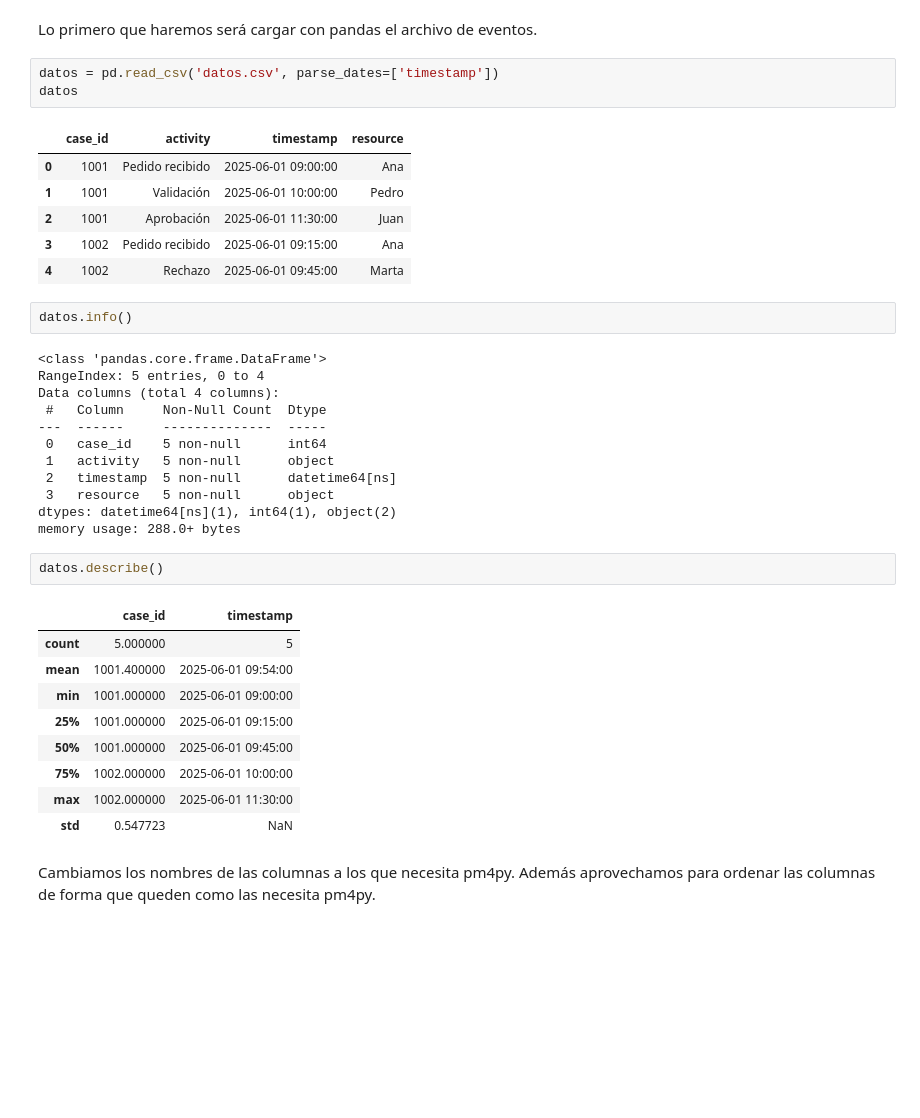
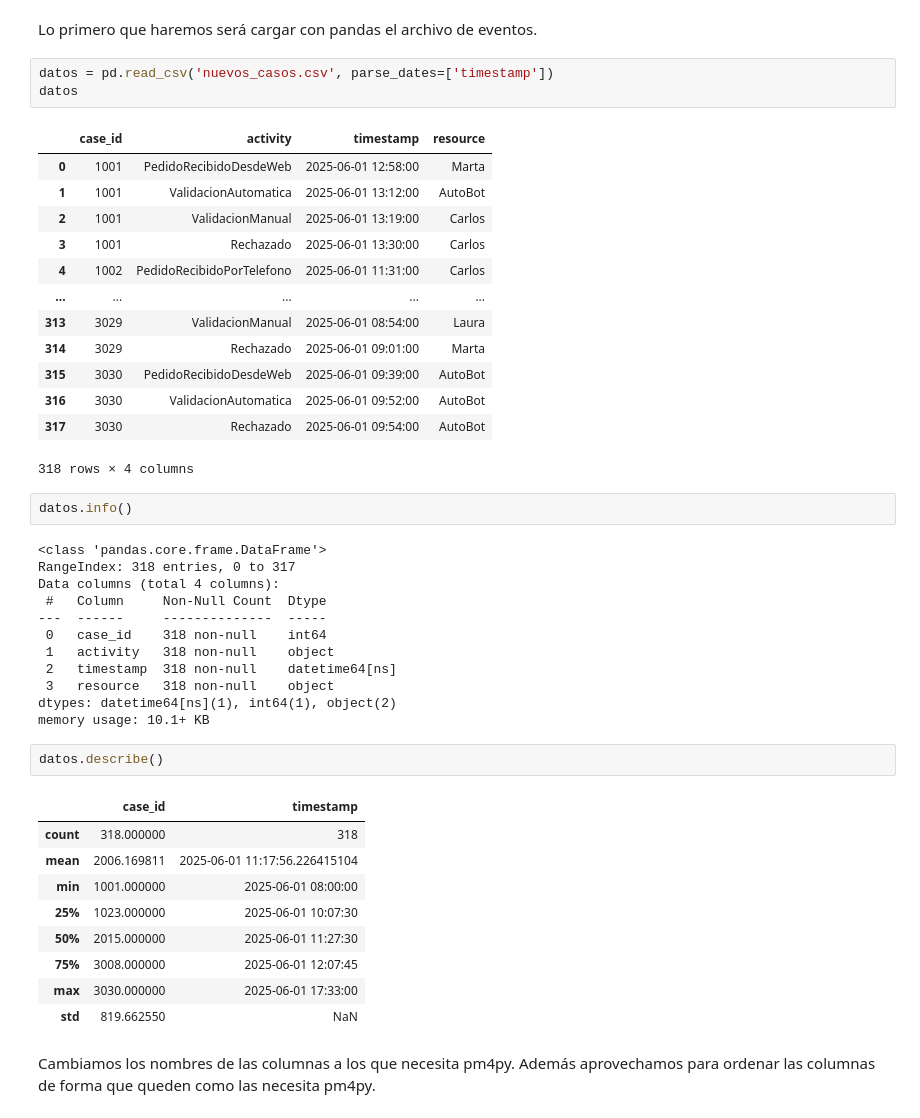
Before and after one commit to IvanciniGT/fornacionProcessMining, a Jupyter notebook: proyecto/cuaderno.ipynb, the cells around one changed output. Drawn from its saved outputs; the diff is of its cells as text; blank space fills up the shorter version.

```diff
--- a/proyecto/cuaderno.ipynb
+++ b/proyecto/cuaderno.ipynb
@@ -34,41 +34,48 @@ from pm4py.statistics.traces.generic.log import case_statistics
 # %% [markdown]
 Lo primero que haremos será cargar con pandas el archivo de eventos.
 # %%
-datos = pd.read_csv('datos.csv', parse_dates=['timestamp'])
+datos = pd.read_csv('nuevos_casos.csv', parse_dates=['timestamp'])
 datos
 # %% [output]
 |  | case_id | activity | timestamp | resource |
-| 0 | 1001 | Pedido recibido | 2025-06-01 09:00:00 | Ana |
-| 1 | 1001 | Validación | 2025-06-01 10:00:00 | Pedro |
-| 2 | 1001 | Aprobación | 2025-06-01 11:30:00 | Juan |
-| 3 | 1002 | Pedido recibido | 2025-06-01 09:15:00 | Ana |
-| 4 | 1002 | Rechazo | 2025-06-01 09:45:00 | Marta |
+| 0 | 1001 | PedidoRecibidoDesdeWeb | 2025-06-01 12:58:00 | Marta |
+| 1 | 1001 | ValidacionAutomatica | 2025-06-01 13:12:00 | AutoBot |
+| 2 | 1001 | ValidacionManual | 2025-06-01 13:19:00 | Carlos |
+| 3 | 1001 | Rechazado | 2025-06-01 13:30:00 | Carlos |
+| 4 | 1002 | PedidoRecibidoPorTelefono | 2025-06-01 11:31:00 | Carlos |
+| ... | ... | ... | ... | ... |
+| 313 | 3029 | ValidacionManual | 2025-06-01 08:54:00 | Laura |
+| 314 | 3029 | Rechazado | 2025-06-01 09:01:00 | Marta |
+| 315 | 3030 | PedidoRecibidoDesdeWeb | 2025-06-01 09:39:00 | AutoBot |
+| 316 | 3030 | ValidacionAutomatica | 2025-06-01 09:52:00 | AutoBot |
+| 317 | 3030 | Rechazado | 2025-06-01 09:54:00 | AutoBot |
+318 rows × 4 columns
 # %%
 datos.info()
 # %% [output]
 <class 'pandas.core.frame.DataFrame'>
-RangeIndex: 5 entries, 0 to 4
+RangeIndex: 318 entries, 0 to 317
 Data columns (total 4 columns):
  #   Column     Non-Null Count  Dtype
 ---  ------     --------------  -----
- 0   case_id    5 non-null      int64
- 1   activity   5 non-null      object
- 2   timestamp  5 non-null      datetime64[ns]
- 3   resource   5 non-null      object
+ 0   case_id    318 non-null    int64
+ 1   activity   318 non-null    object
+ 2   timestamp  318 non-null    datetime64[ns]
+ 3   resource   318 non-null    object
 dtypes: datetime64[ns](1), int64(1), object(2)
-memory usage: 288.0+ bytes
+memory usage: 10.1+ KB
 # %%
 datos.describe()
 # %% [output]
 |  | case_id | timestamp |
-| count | 5.000000 | 5 |
-| mean | 1001.400000 | 2025-06-01 09:54:00 |
-| min | 1001.000000 | 2025-06-01 09:00:00 |
-| 25% | 1001.000000 | 2025-06-01 09:15:00 |
-| 50% | 1001.000000 | 2025-06-01 09:45:00 |
-| 75% | 1002.000000 | 2025-06-01 10:00:00 |
-| max | 1002.000000 | 2025-06-01 11:30:00 |
-| std | 0.547723 | NaN |
+| count | 318.000000 | 318 |
+| mean | 2006.169811 | 2025-06-01 11:17:56.226415104 |
+| min | 1001.000000 | 2025-06-01 08:00:00 |
+| 25% | 1023.000000 | 2025-06-01 10:07:30 |
+| 50% | 2015.000000 | 2025-06-01 11:27:30 |
+| 75% | 3008.000000 | 2025-06-01 12:07:45 |
+| max | 3030.000000 | 2025-06-01 17:33:00 |
+| std | 819.662550 | NaN |
 # %% [markdown]
 Cambiamos los nombres de las columnas a los que necesita pm4py. Además aprovechamos para ordenar las columnas de forma que queden como las necesita pm4py.
 # %%
```
Also changed, not shown: parts of 17 cells of this notebook, 6 other files.
